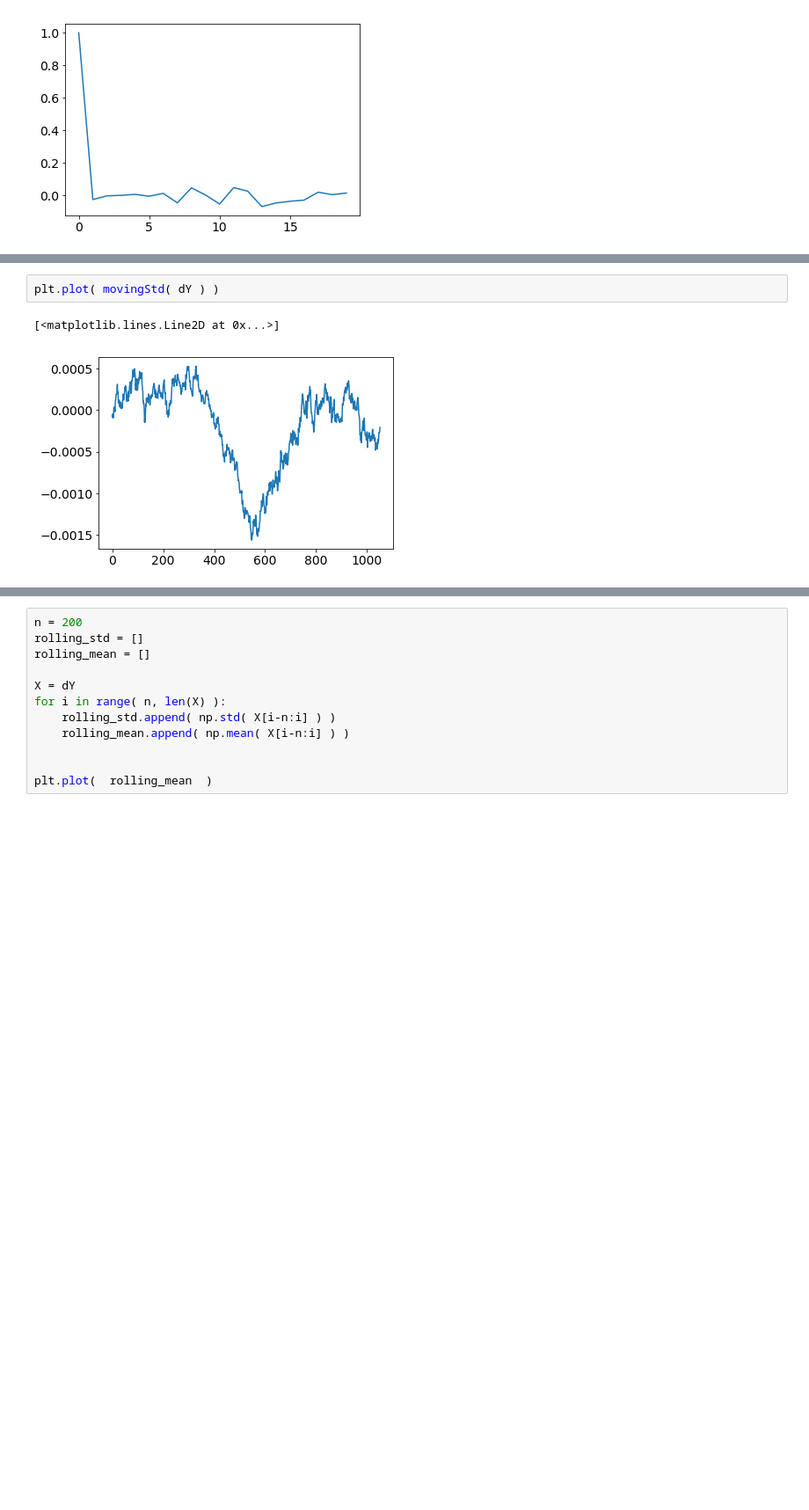
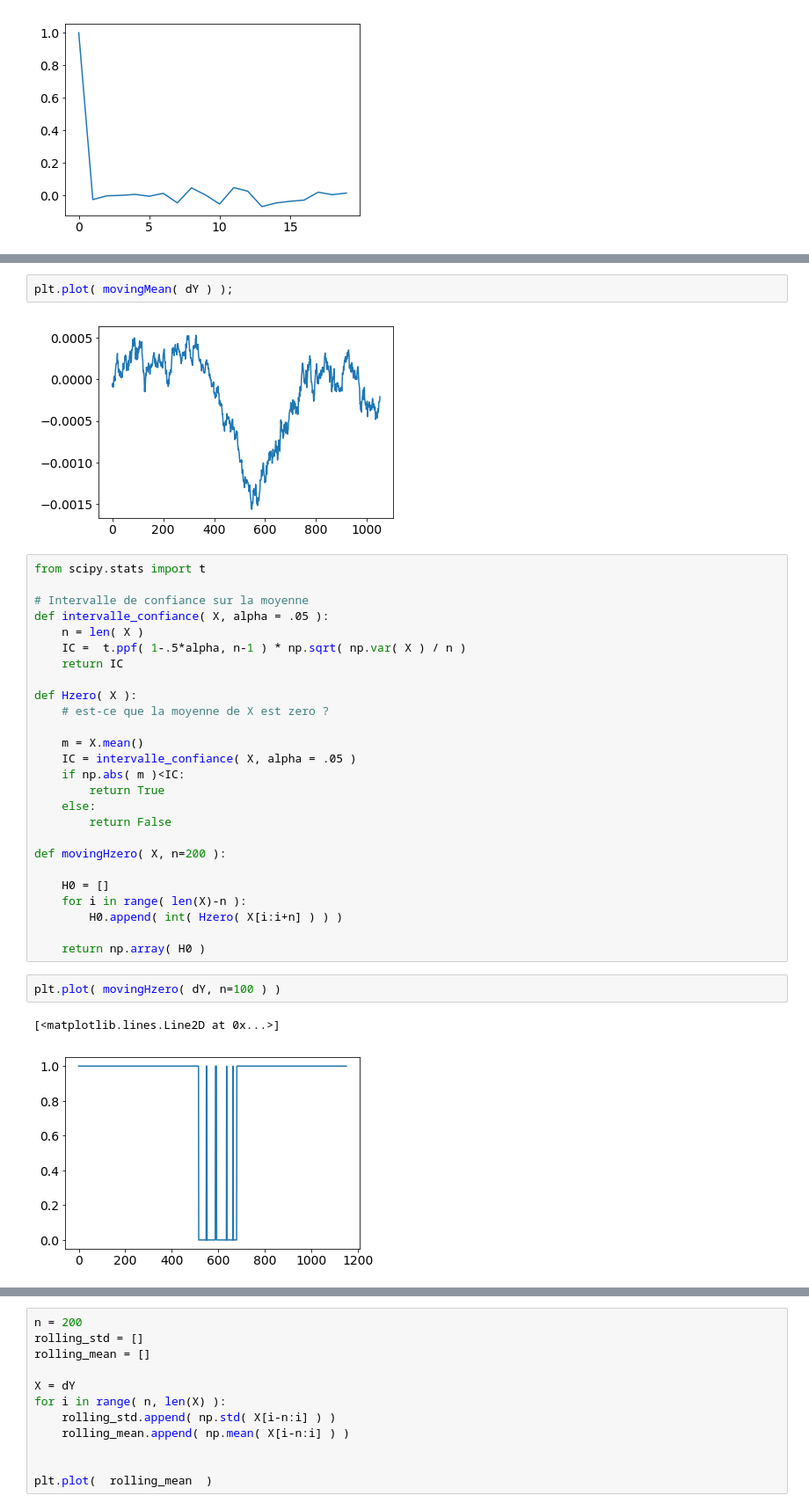
Before and after one commit to xdze2/xdze2.github.io-src, a Jupyter notebook: content/statistiques/DEXUSEU.ipynb, the cells around one changed output, grey strips where cells are left out. Shown: that part at 88% size. Cells and saved outputs as stored; diff of their text form; blank space fills up the shorter version.

```diff
--- a/content/statistiques/DEXUSEU.ipynb
+++ b/content/statistiques/DEXUSEU.ipynb
@@ -70,5 +75,35 @@ def movingStd( X, n=200 ):
 # %%
-plt.plot( movingStd( dY ) )
+plt.plot( movingMean( dY ) );
 # %% [output]
-[<matplotlib.lines.Line2D at 0x...>]
 [figure]
+# %%
+from scipy.stats import t
+
+# Intervalle de confiance sur la moyenne
+def intervalle_confiance( X, alpha = .05 ):
+    n = len( X )
+    IC =  t.ppf( 1-.5*alpha, n-1 ) * np.sqrt( np.var( X ) / n )
+    return IC
+
+def Hzero( X ):
+    # est-ce que la moyenne de X est zero ?
+
+    m = X.mean()
+    IC = intervalle_confiance( X, alpha = .05 )
+    if np.abs( m )<IC:
+        return True
+    else:
+        return False
+
+def movingHzero( X, n=200 ):
+
+    H0 = []
+    for i in range( len(X)-n ):
+        H0.append( int( Hzero( X[i:i+n] ) ) )
+
+    return np.array( H0 )
+# %%
+plt.plot( movingHzero( dY, n=100 ) )
+# %% [output]
+[<matplotlib.lines.Line2D at 0x...>]
+[figure, added]
```
Also changed, not shown: parts of 11 cells of this notebook, 5 other files.
